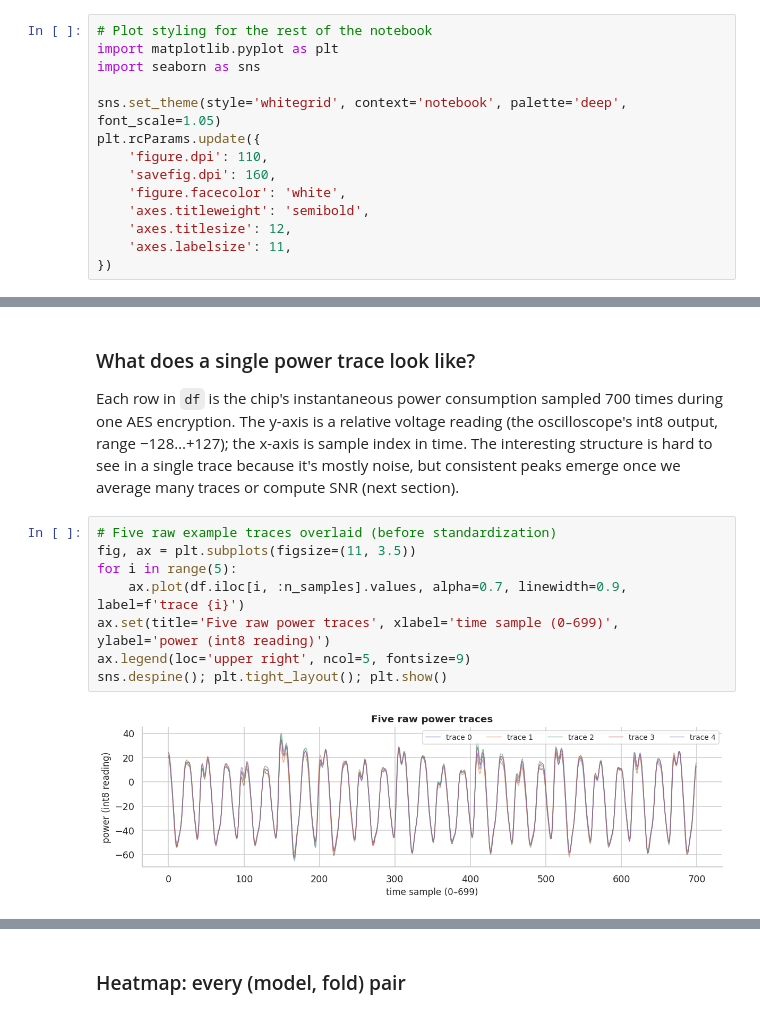
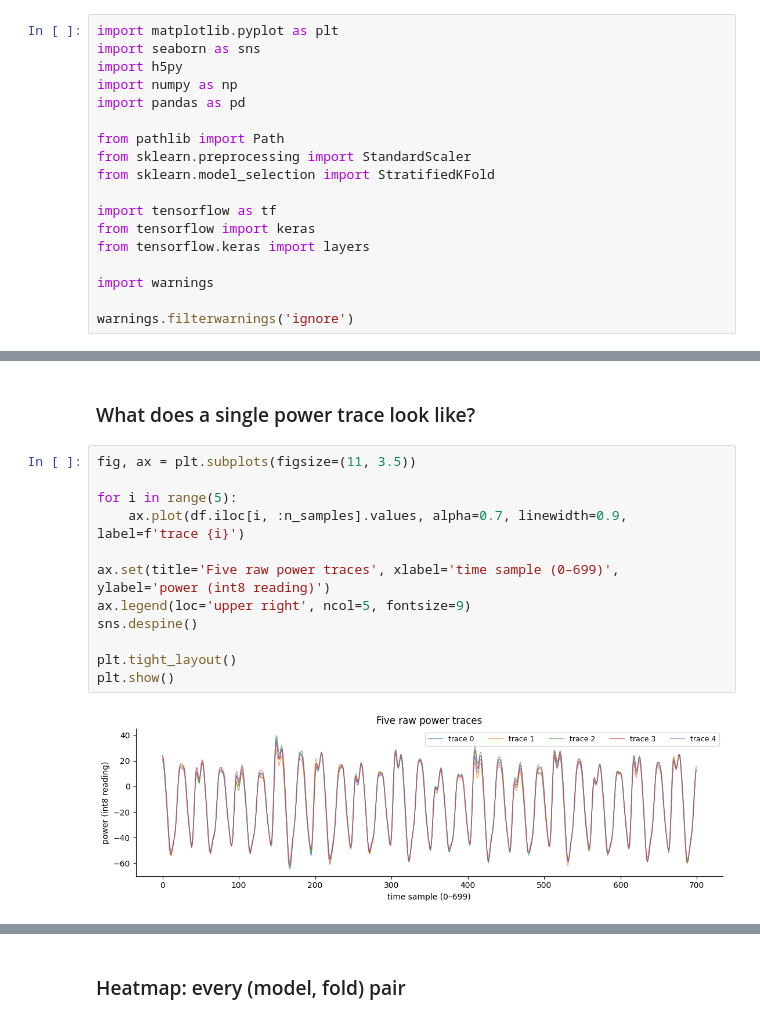
Before and after one commit to imbishal7/CSC-428, a Jupyter notebook: notebooks/CSC428_project.ipynb, the cells around one changed output, grey strips where cells are left out. Saved outputs shown, nothing was run; the diff lists cells and outputs as text.

Commit message:
submission notebook

```diff
--- a/notebooks/CSC428_project.ipynb
+++ b/notebooks/CSC428_project.ipynb
@@ -64,14 +7,18 @@ GPU 0: NVIDIA A100-SXM4-40GB (UUID: GPU-a6f1050c-30a5-029e-2c4b-f033a9a095fc)
 # %%
-# Plot styling for the rest of the notebook
 import matplotlib.pyplot as plt
 import seaborn as sns
+import h5py
+import numpy as np
+import pandas as pd
 
-sns.set_theme(style='whitegrid', context='notebook', palette='deep', font_scale=1.05)
-plt.rcParams.update({
-    'figure.dpi': 110,
-    'savefig.dpi': 160,
-    'figure.facecolor': 'white',
-    'axes.titleweight': 'semibold',
-    'axes.titlesize': 12,
-    'axes.labelsize': 11,
-})
+from pathlib import Path
+from sklearn.preprocessing import StandardScaler
+from sklearn.model_selection import StratifiedKFold
+
+import tensorflow as tf
+from tensorflow import keras
+from tensorflow.keras import layers
+
+import warnings
+
+warnings.filterwarnings('ignore')
@@ -157,16 +78,18 @@ df[feature_cols[::100]].describe().round(2)
 | max | 30.00 | 10.00 | 23.00 | -29.00 | -29.00 | 4.00 | 14.00 |
 # %% [markdown]
 ### What does a single power trace look like?
-
-Each row in `df` is the chip's instantaneous power consumption sampled 700 times during one AES encryption. The y-axis is a relative voltage reading (the oscilloscope's int8 output, range −128…+127); the x-axis is sample index in time. The interesting structure is hard to see in a single trace because it's mostly noise, but consistent peaks emerge once we average many traces or compute SNR (next section).
 # %%
-# Five raw example traces overlaid (before standardization)
 fig, ax = plt.subplots(figsize=(11, 3.5))
+
 for i in range(5):
     ax.plot(df.iloc[i, :n_samples].values, alpha=0.7, linewidth=0.9, label=f'trace {i}')
+
 ax.set(title='Five raw power traces', xlabel='time sample (0–699)', ylabel='power (int8 reading)')
 ax.legend(loc='upper right', ncol=5, fontsize=9)
-sns.despine(); plt.tight_layout(); plt.show()
+sns.despine()
+
+plt.tight_layout()
+plt.show()
 # %% [output]
-[figure, old version]
+[figure, new version]
 # %% [markdown]
```
Also changed, not shown: parts of 40 cells of this notebook.
